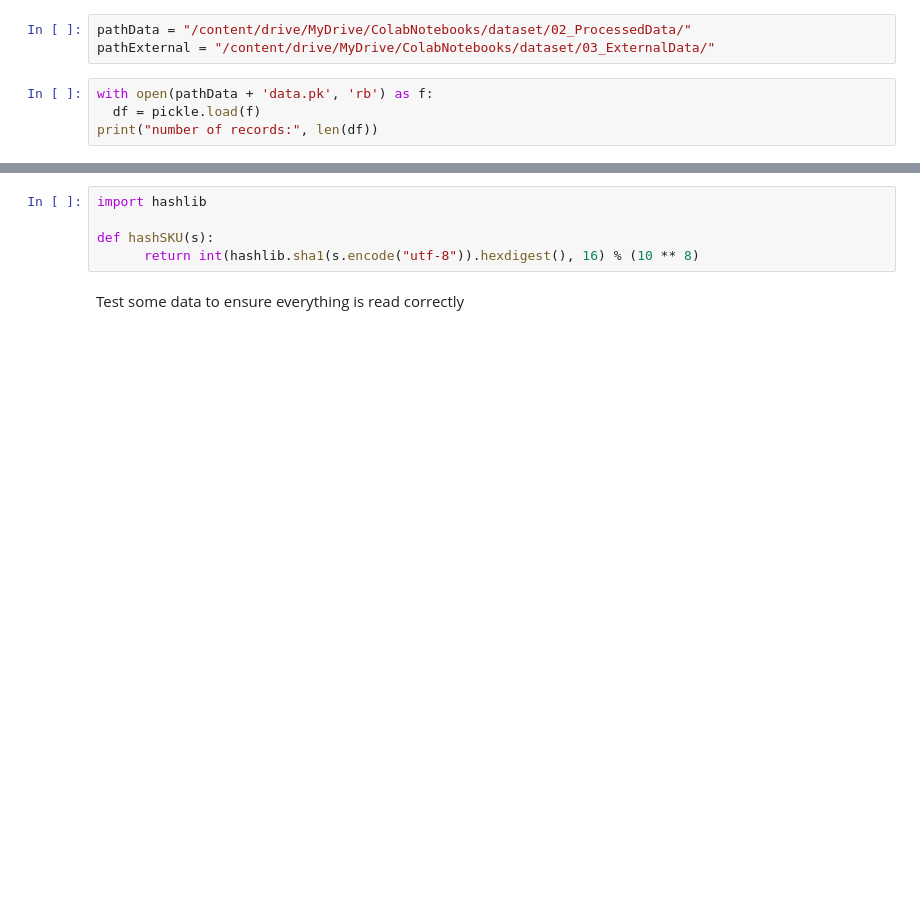
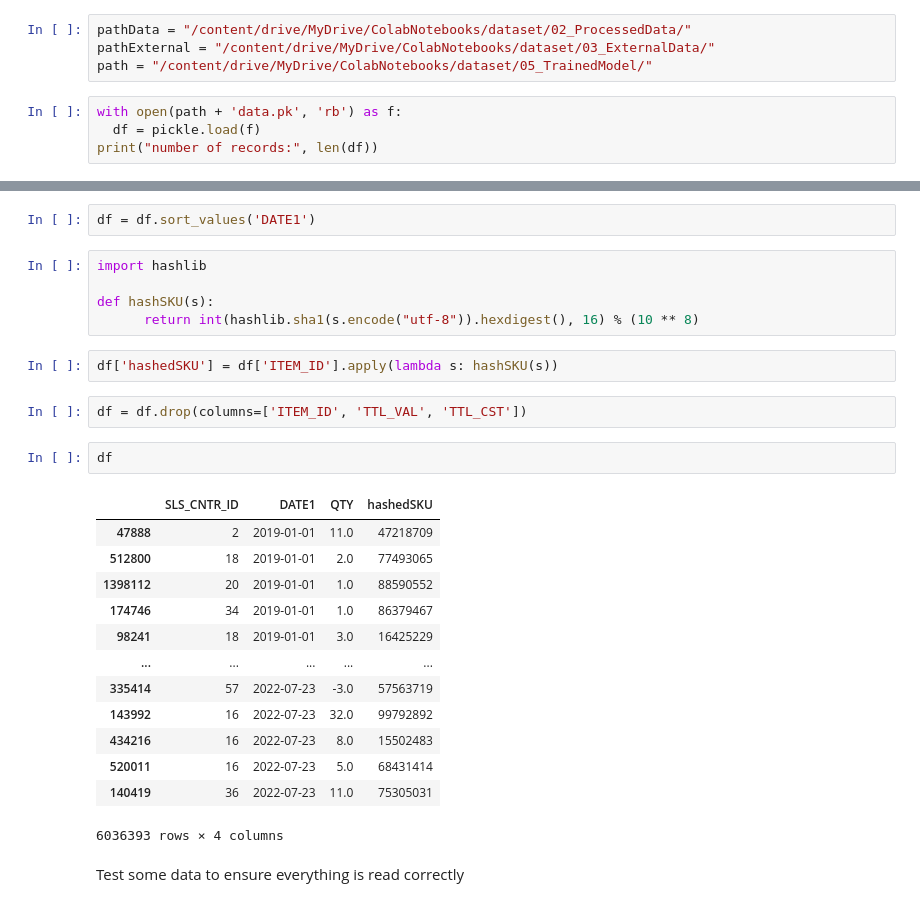
Before and after one commit to hajsf/Time-Series-Forecast, a Jupyter notebook: 04_DefineFeatures.ipynb, the cells around one changed output, grey strips where cells are left out. Drawn from its saved outputs; the diff is of its cells as text; blank space fills up the shorter version.

```diff
--- a/04_DefineFeatures.ipynb
+++ b/04_DefineFeatures.ipynb
@@ -29,8 +29,9 @@ import pickle
 # %%
 pathData = "/content/drive/MyDrive/ColabNotebooks/dataset/02_ProcessedData/"
 pathExternal = "/content/drive/MyDrive/ColabNotebooks/dataset/03_ExternalData/"
+path = "/content/drive/MyDrive/ColabNotebooks/dataset/05_TrainedModel/"
 # %%
-with open(pathData + 'data.pk', 'rb') as f:
+with open(path + 'data.pk', 'rb') as f:
   df = pickle.load(f)
 print("number of records:", len(df))
 # %% [output]
@@ -38,8 +43,30 @@ number of records: 5241015
+# %%
+df = df.sort_values('DATE1')
 # %%
 import hashlib
 
 def hashSKU(s):
       return int(hashlib.sha1(s.encode("utf-8")).hexdigest(), 16) % (10 ** 8)
+# %%
+df['hashedSKU'] = df['ITEM_ID'].apply(lambda s: hashSKU(s))
+# %%
+df = df.drop(columns=['ITEM_ID', 'TTL_VAL', 'TTL_CST'])
+# %%
+df
+# %% [output]
+|  | SLS_CNTR_ID | DATE1 | QTY | hashedSKU |
+| 47888 | 2 | 2019-01-01 | 11.0 | 47218709 |
+| 512800 | 18 | 2019-01-01 | 2.0 | 77493065 |
+| 1398112 | 20 | 2019-01-01 | 1.0 | 88590552 |
+| 174746 | 34 | 2019-01-01 | 1.0 | 86379467 |
+| 98241 | 18 | 2019-01-01 | 3.0 | 16425229 |
+| ... | ... | ... | ... | ... |
+| 335414 | 57 | 2022-07-23 | -3.0 | 57563719 |
+| 143992 | 16 | 2022-07-23 | 32.0 | 99792892 |
+| 434216 | 16 | 2022-07-23 | 8.0 | 15502483 |
+| 520011 | 16 | 2022-07-23 | 5.0 | 68431414 |
+| 140419 | 36 | 2022-07-23 | 11.0 | 75305031 |
+6036393 rows × 4 columns
 # %% [markdown]
 Test some data to ensure everything is read correctly
 # %% [markdown]
```
Also changed, not shown: parts of 21 cells of this notebook.
